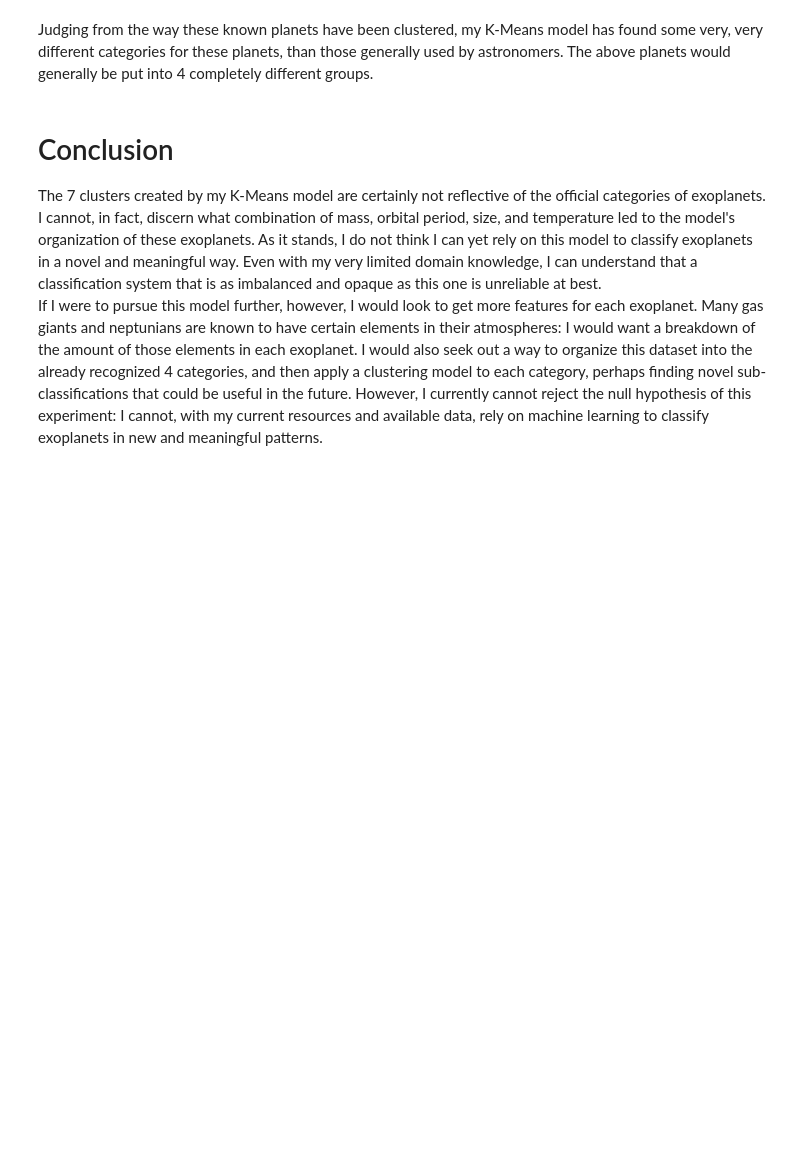
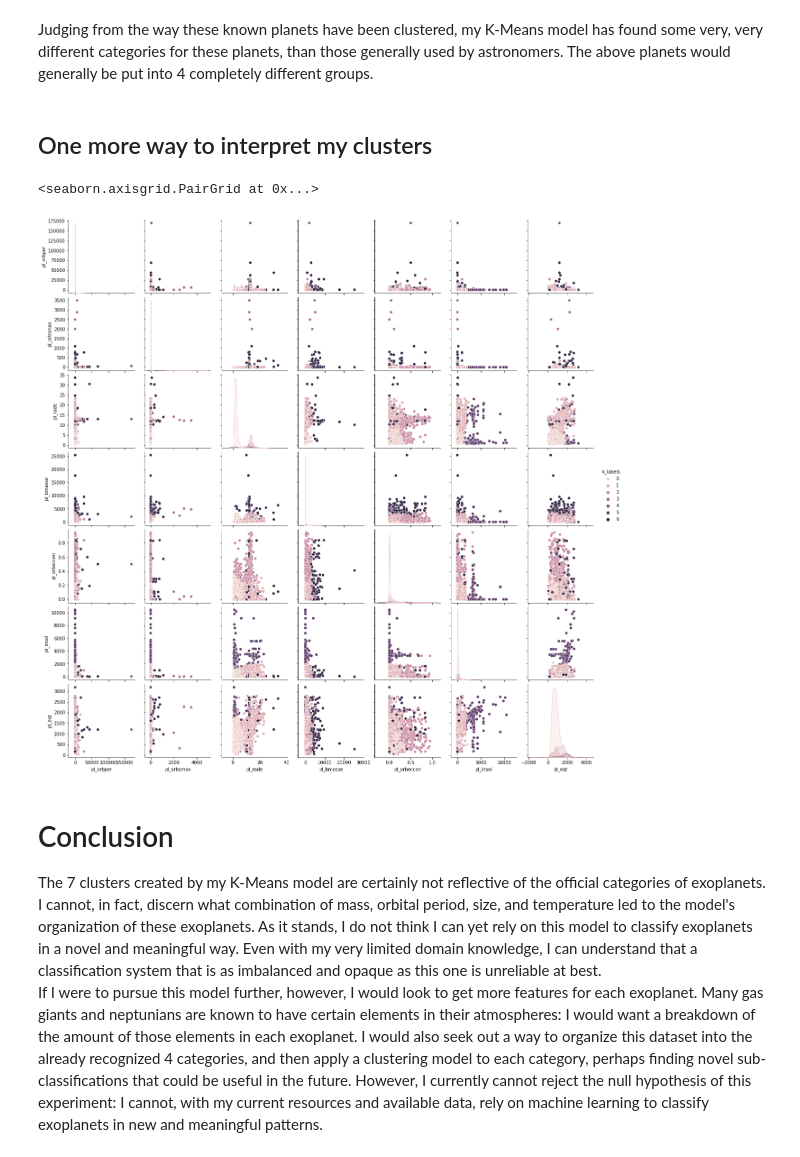
Before and after one commit to sehyeager/exoplanet_clustering, a Jupyter notebook: clustering.ipynb, the cells around one changed output. Saved outputs shown, nothing was run; the diff lists cells and outputs as text; code cells hidden in the pictures; blank space fills up the shorter version.

Commit message:
one more visualization

```diff
--- a/clustering.ipynb
+++ b/clustering.ipynb
@@ -395,3 +396,11 @@ planet_finder('TRAPPIST-1 e')
 | 4079 | TRAPPIST-1 e | TRAPPIST-1 | Multiple Observatories | 6.099615 | 0.02817 | 0.918 | 0.62 | 0.085 | 0.66 | ... |
 # %% [markdown]
 Judging from the way these known planets have been clustered, my K-Means model has found some very, very different categories for these planets, than those generally used by astronomers.  The above planets would generally be put into 4 completely different groups.
+# %% [markdown]
+## One more way to interpret my clusters
+# %%
+X = df.drop(columns = ['pl_name','hostname','disc_facility'])
+sns.pairplot(data=X, hue = 'k_labels')
+# %% [output]
+<seaborn.axisgrid.PairGrid at 0x...>
+[figure, added]
```
Also changed, not shown: parts of 19 cells of this notebook.
